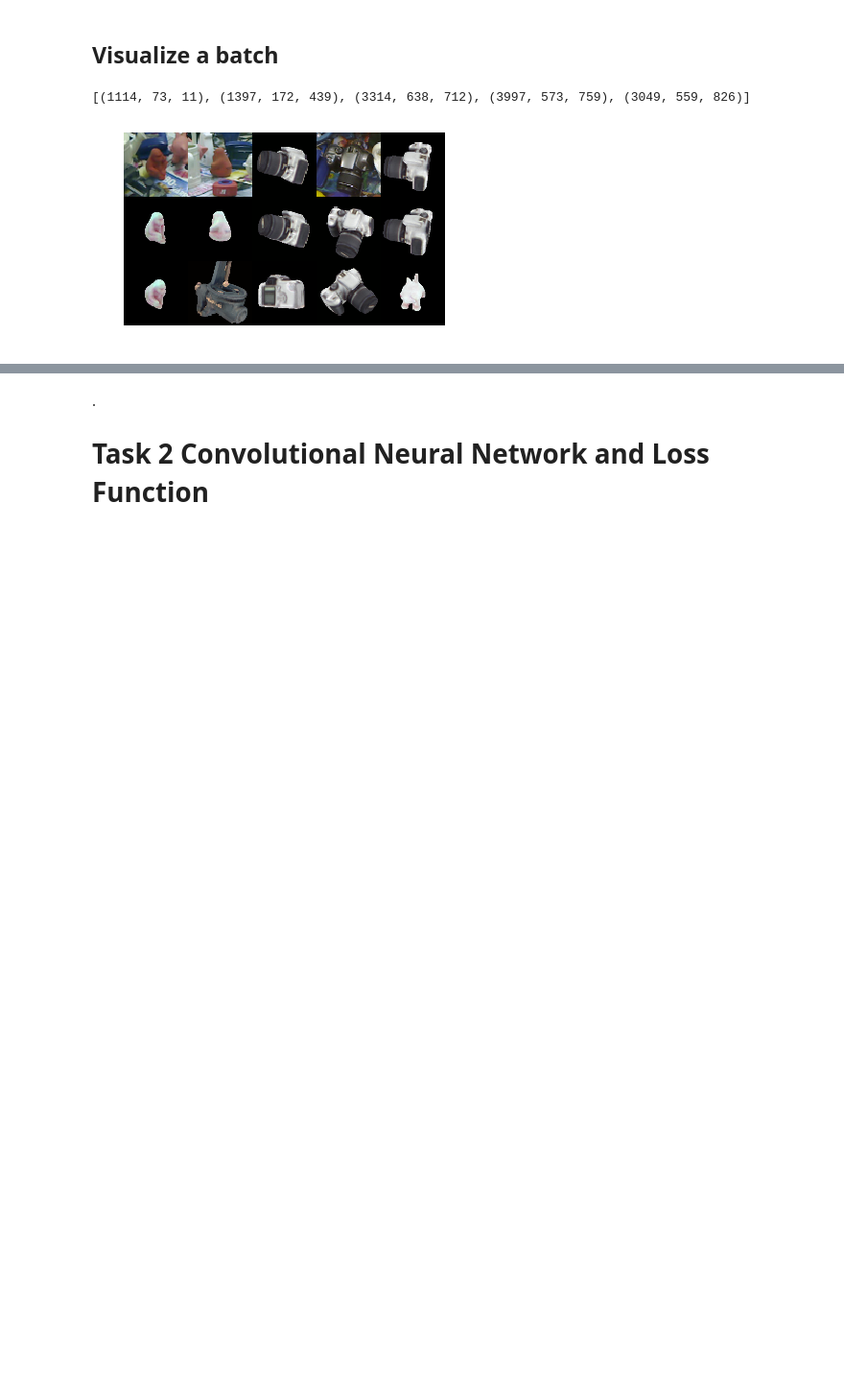
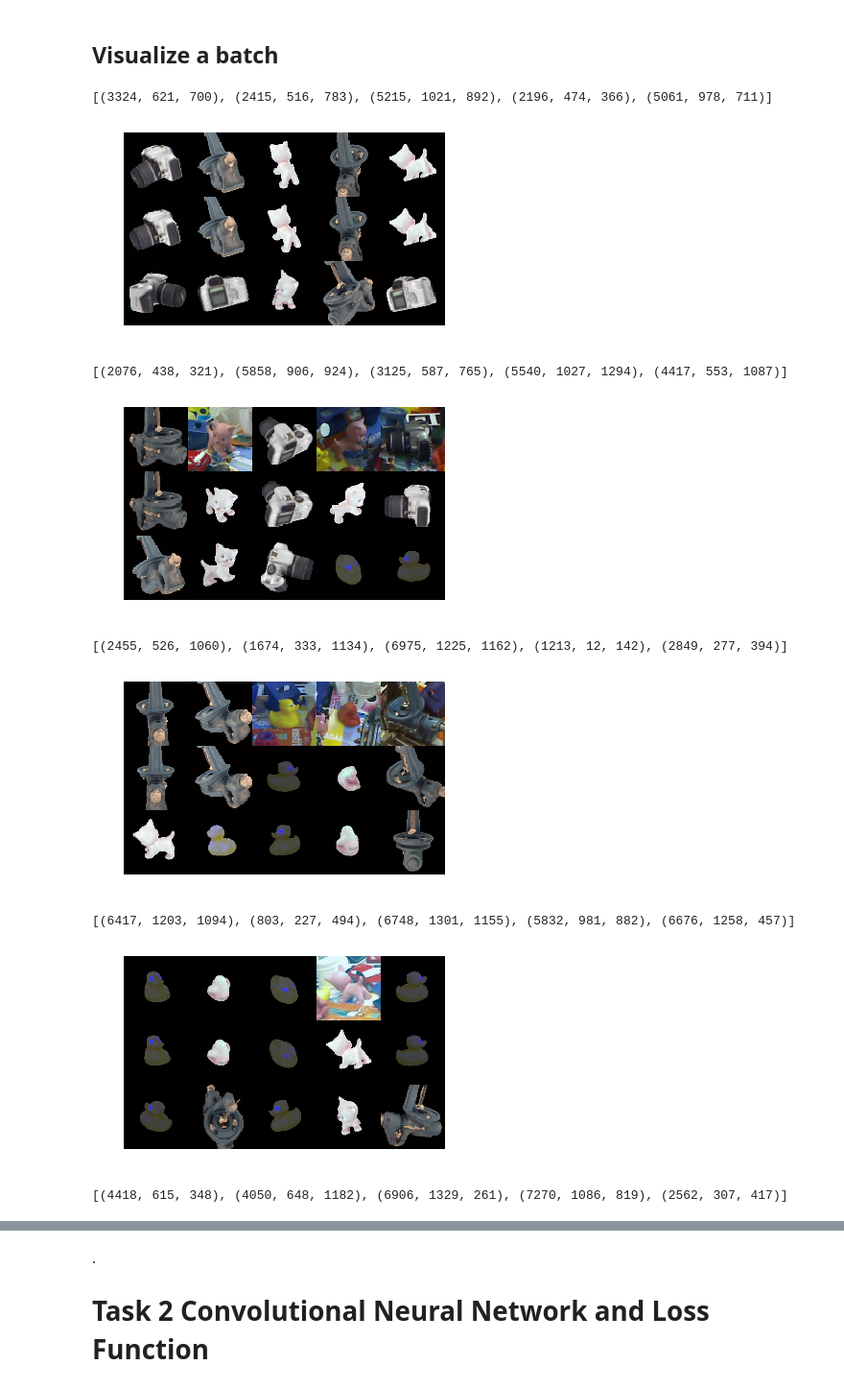
Before and after one commit to Zhuyue0324/TDCV, a Jupyter notebook: ex3/TDCVex3.ipynb, the cells around one changed output, grey strips where cells are left out. Shown at 96% size. Drawn from its saved outputs; the diff is of its cells as text; code cells hidden in the pictures; blank space fills up the shorter version.

```diff
--- a/ex3/TDCVex3.ipynb
+++ b/ex3/TDCVex3.ipynb
@@ -358,7 +358,15 @@ def visualize_batch(batch, save_path=""):
     indices = [[i*3+j for i in range(len(batch))] for j in range(3)]
     visualize(batch_images, indices, save_path)
 # %%
-visualize_batch(generate_batch(5), props.DATA_PREP + "batch.png")
+for i in range(10):
+    visualize_batch(generate_batch(5), props.DATA_PREP + "batch_"+str(i)+".png")
 # %% [output]
-[(1114, 73, 11), (1397, 172, 439), (3314, 638, 712), (3997, 573, 759), (3049, 559, 826)]
+[(3324, 621, 700), (2415, 516, 783), (5215, 1021, 892), (2196, 474, 366), (5061, 978, 711)]
-[figure, old version]
+[figure, new version]
+[(2076, 438, 321), (5858, 906, 924), (3125, 587, 765), (5540, 1027, 1294), (4417, 553, 1087)]
+[figure, added]
+[(2455, 526, 1060), (1674, 333, 1134), (6975, 1225, 1162), (1213, 12, 142), (2849, 277, 394)]
+[figure, added]
+[(6417, 1203, 1094), (803, 227, 494), (6748, 1301, 1155), (5832, 981, 882), (6676, 1258, 457)]
+[figure, added]
+[(4418, 615, 348), (4050, 648, 1182), (6906, 1329, 261), (7270, 1086, 819), (2562, 307, 417)]
```
Also changed, not shown: parts of 17 cells of this notebook, 1 other file.
